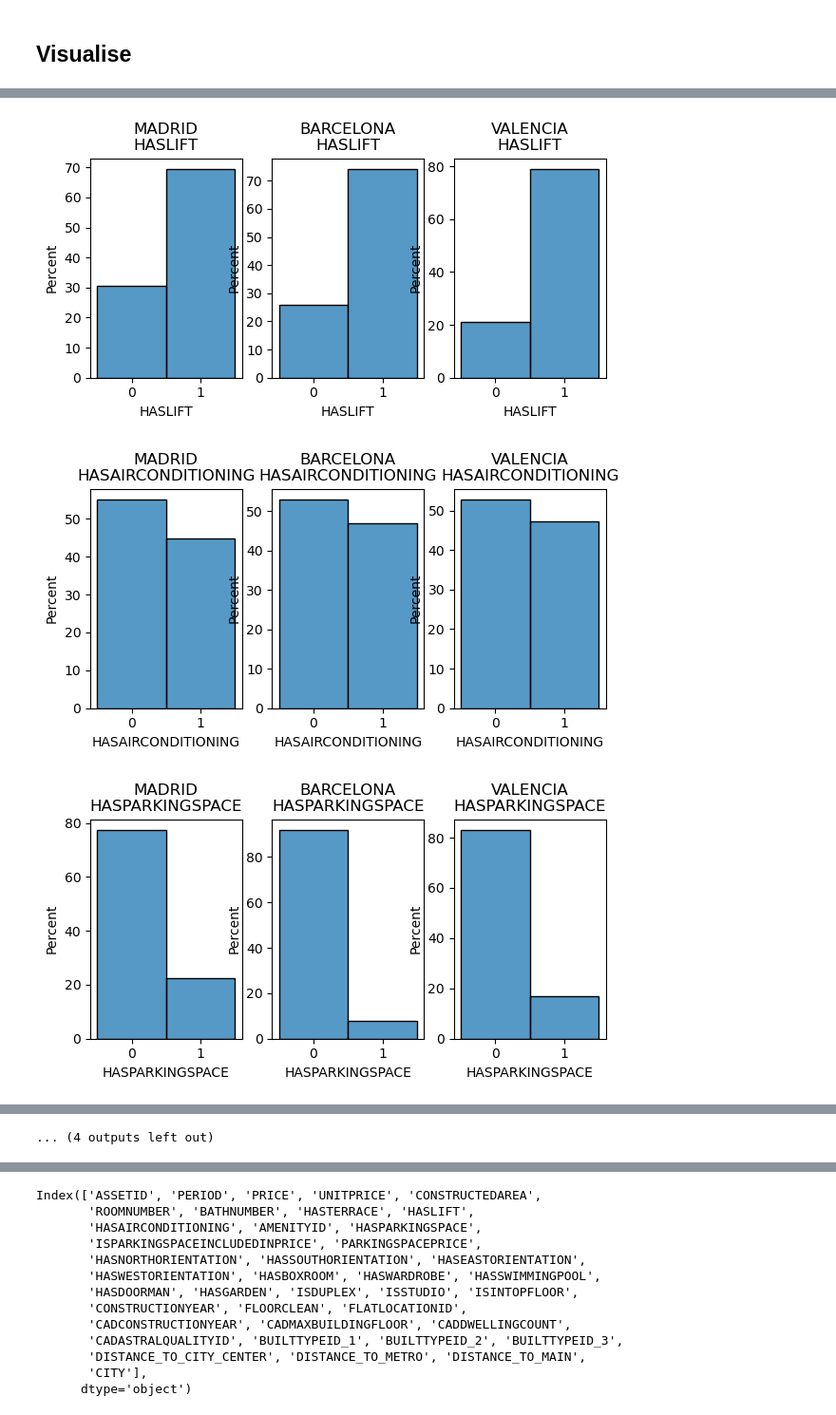
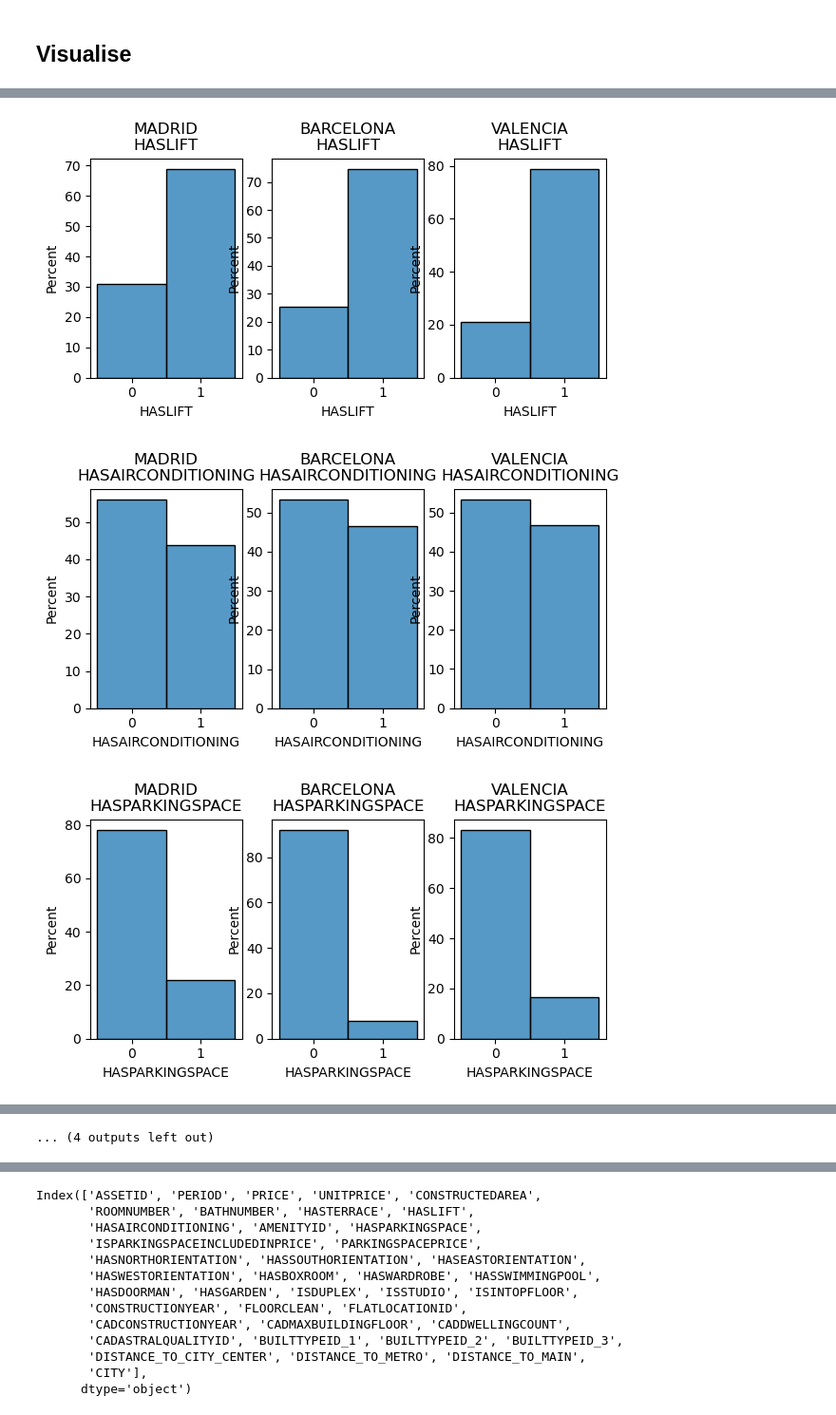
Before and after one commit to AlvaroCorrales/idealista18, a Jupyter notebook: experiments/explore.ipynb, the cells around one changed output, grey strips where cells are left out. Shown at 95% size. Saved outputs shown, nothing was run; the diff lists cells and outputs as text; code cells hidden in the pictures.

```diff
--- a/experiments/explore.ipynb
+++ b/experiments/explore.ipynb
@@ -156,7 +156,7 @@ for car in caracteristics:
     fig, ax = plt.subplots(1, 3, figsize = (7,3))
     i = 0
     for city in cities:
-        sns.histplot(data=df[df['CITY']==city], x=df[df['CITY']==city][car],
+        sns.histplot(data=df_ded[df_ded['CITY']==city], x=df_ded[df_ded['CITY']==city][car],
                 multiple='dodge', discrete=1,
                 stat='percent', ax = ax[i])
         ax[i].set_title(city + '\n' + car)
@@ -167,4 +167,4 @@ for car in caracteristics:
-[figure, old version]
+[figure, new version]
-[figure, old version]
+[figure, new version]
 [figure]
 [figure]
```
Also changed, not shown: parts of 7 cells of this notebook.
